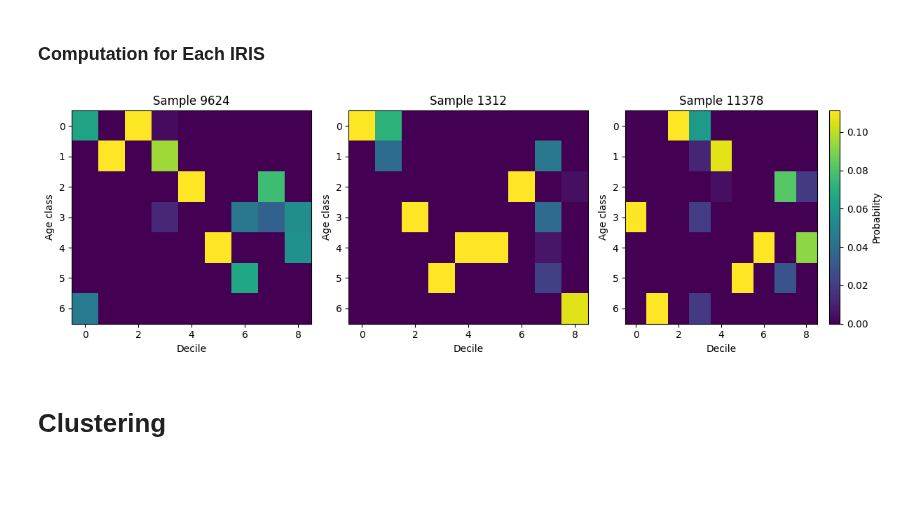
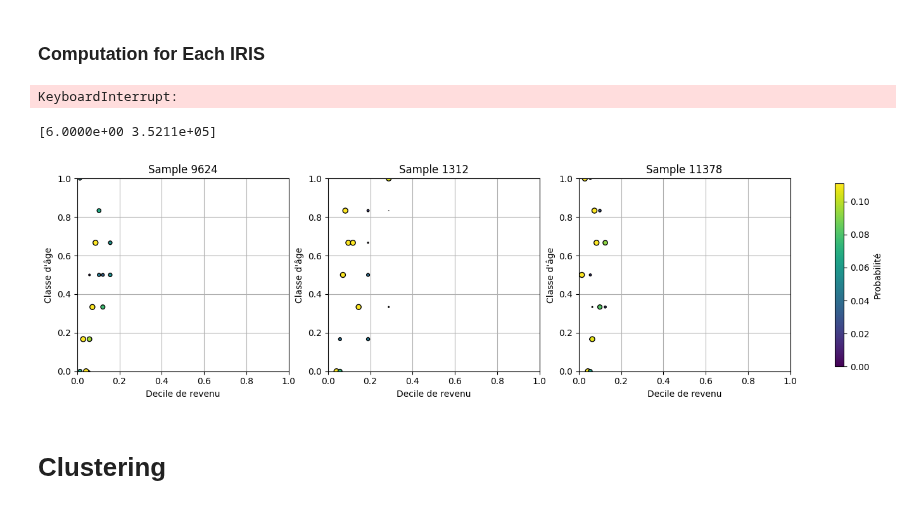
Before and after one commit to moranenzo/ML-Wasserstein, a Jupyter notebook: notebooks/IRISxAGE.ipynb, the cells around one changed output. Drawn from its saved outputs; the diff is of its cells as text; code cells hidden in the pictures; blank space fills up the shorter version.

```diff
--- a/notebooks/IRISxAGE.ipynb
+++ b/notebooks/IRISxAGE.ipynb
@@ -162,6 +172,7 @@ common_iris = sorted(set(df_income["IRIS"]).intersection(df_pop["IRIS"]))
 
 # Compute joint distributions
 joint_distributions = []
+joint_supports = []
 iris_ids = []
 
 for iris in tqdm(common_iris):
@@ -179,32 +190,66 @@ for iris in tqdm(common_iris):
     income_deciles = row_income.iloc[0][decile_cols].to_numpy()
 
     # Compute the joint distribution π using optimal transport
-    pi = reconstruct_joint_distribution_ot(age_weights, income_deciles, age_income_medians)
+    pi, supp= reconstruct_joint_distribution_ot(age_weights, income_deciles, age_income_medians)
 
+    joint_supports.append(supp)
     joint_distributions.append(pi)
     iris_ids.append(iris)
 
+# Normalisation des supports pour équilibrer les échelles âge/revenu
+def normalize_supports(supports):
+    all_supports = np.vstack(supports)
+    min_vals = all_supports.min(axis=0)
+    max_vals = all_supports.max(axis=0)
+    normalized = [(s - min_vals) / (max_vals - min_vals) for s in supports]
+    return normalized, min_vals, max_vals
+
+joint_supports, support_min, support_max = normalize_supports(joint_supports)
+
+
 # Stack the joint distributions into a 3D array: (n_iris, n_age_groups, n_income_deciles)
+joint_supports = np.stack(joint_supports)
 joint_distributions = np.stack(joint_distributions)
+# %% [output]
+KeyboardInterrupt:
+# %%
+print(support_max)
+# %% [output]
+[6.0000e+00 3.5211e+05]
 # %%
-# Plot random joint distributions
+# Exemple avec 3 lois tirées aléatoirement
 rng = np.random.default_rng(42)
 indices = rng.choice(len(joint_distributions), size=3, replace=False)
 
-plt.figure(figsize=(12, 4))
+plt.figure(figsize=(15, 4))
 
 for i in range(3):
+    dist = joint_distributions[indices[i]]
+    supp = joint_supports[indices[i]]
+    age_classes = supp[:, 0]
+    income_deciles = supp[:, 1]
+
     plt.subplot(1, 3, i + 1)
-    plt.imshow(joint_distributions[indices[i]], cmap='viridis', aspect='auto')
+    scatter = plt.scatter(
+        income_deciles, age_classes,
+        c=dist,
+        cmap='viridis',
+        s=300 * dist,  # taille relative au poids
+        edgecolor='k'
+    )
     plt.title(f"Sample {indices[i]}")
-    plt.xlabel("Decile")
-    plt.ylabel("Age class")
+    plt.xlabel("Decile de revenu")
+    plt.ylabel("Classe d'âge")
+    plt.xlim(0, 1)
+    plt.ylim(0, 1)
+    plt.grid(True)
 
 plt.tight_layout()
-plt.colorbar(label="Probability")
+cbar = plt.colorbar(scatter, ax=plt.gcf().axes, shrink=0.95)
+cbar.set_label("Probabilité")
 plt.show()
 # %% [output]
-[figure, old version]
+[figure, new version]
 # %% [markdown]
 # Clustering
 # %% [markdown]
```
Also changed, not shown: parts of 14 cells of this notebook.
